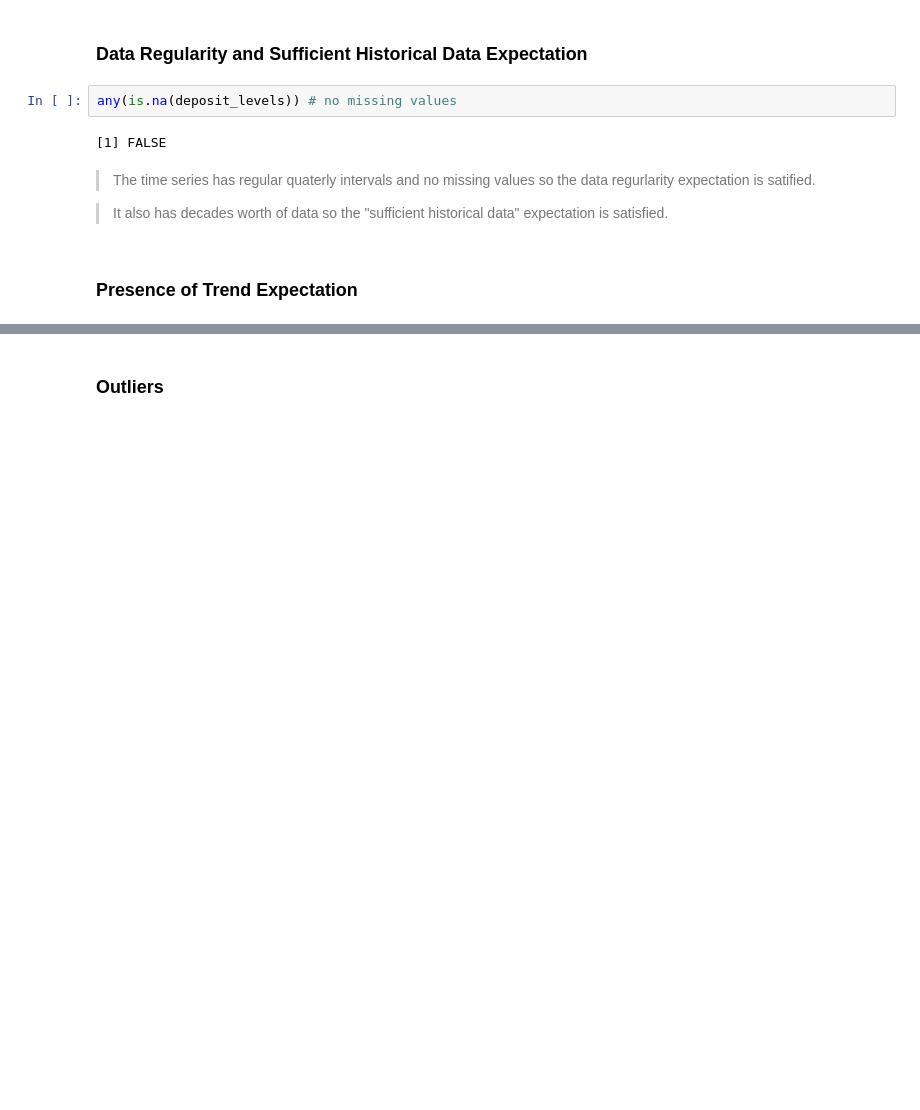
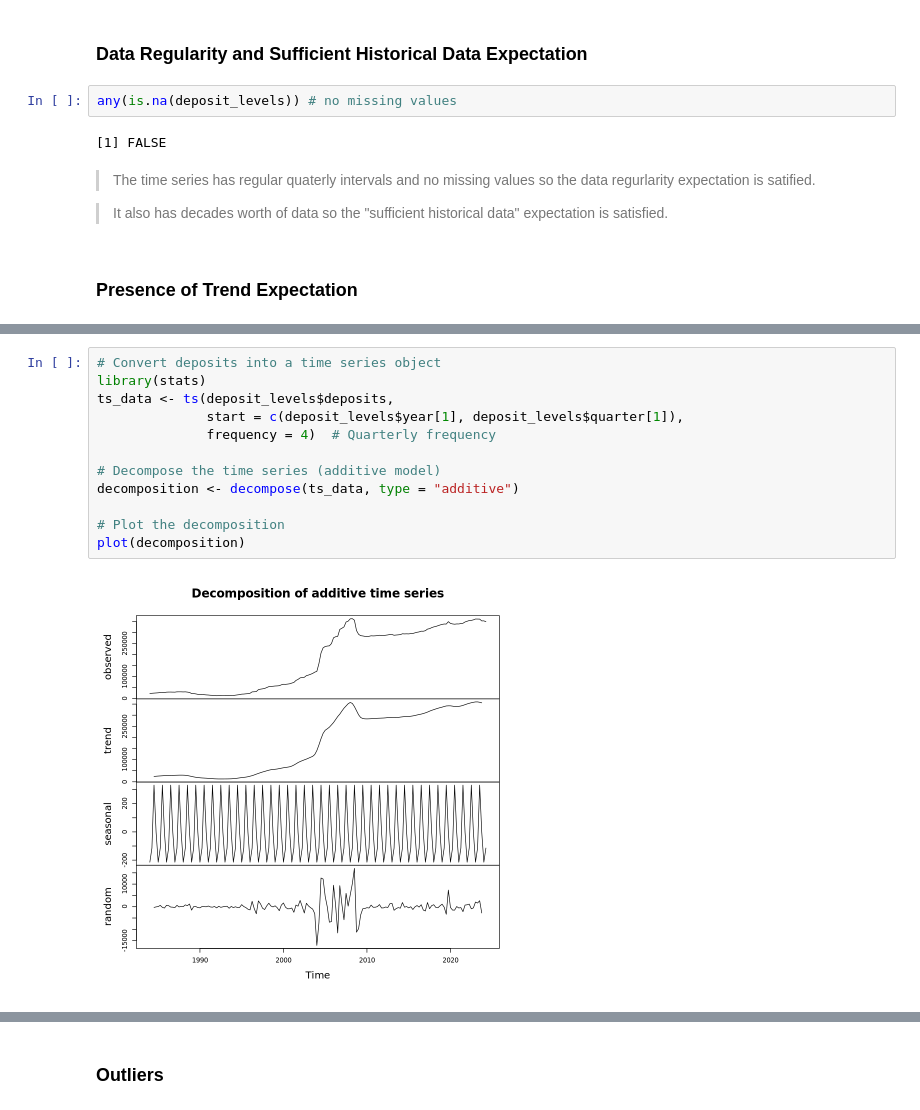
Before and after one commit to nzarama-kouadio/DUKE_MIDS_QFC_Final_Project, a Jupyter notebook: model_prediction/prophet_model.ipynb, the cells around one changed output, grey strips where cells are left out. Drawn from its saved outputs; the diff is of its cells as text; blank space fills up the shorter version.

```diff
--- a/model_prediction/prophet_model.ipynb
+++ b/model_prediction/prophet_model.ipynb
@@ -64,0 +121,14 @@ ERROR: Error in library(ggplot2): there is no package called ‘ggplot2’
+# %%
+# Convert deposits into a time series object
+library(stats)
+ts_data <- ts(deposit_levels$deposits,
+              start = c(deposit_levels$year[1], deposit_levels$quarter[1]),
+              frequency = 4)  # Quarterly frequency
+
+# Decompose the time series (additive model)
+decomposition <- decompose(ts_data, type = "additive")
+
+# Plot the decomposition
+plot(decomposition)
+# %% [output]
+[figure, added]
```
Also changed, not shown: parts of 24 cells of this notebook, 2 other files.
